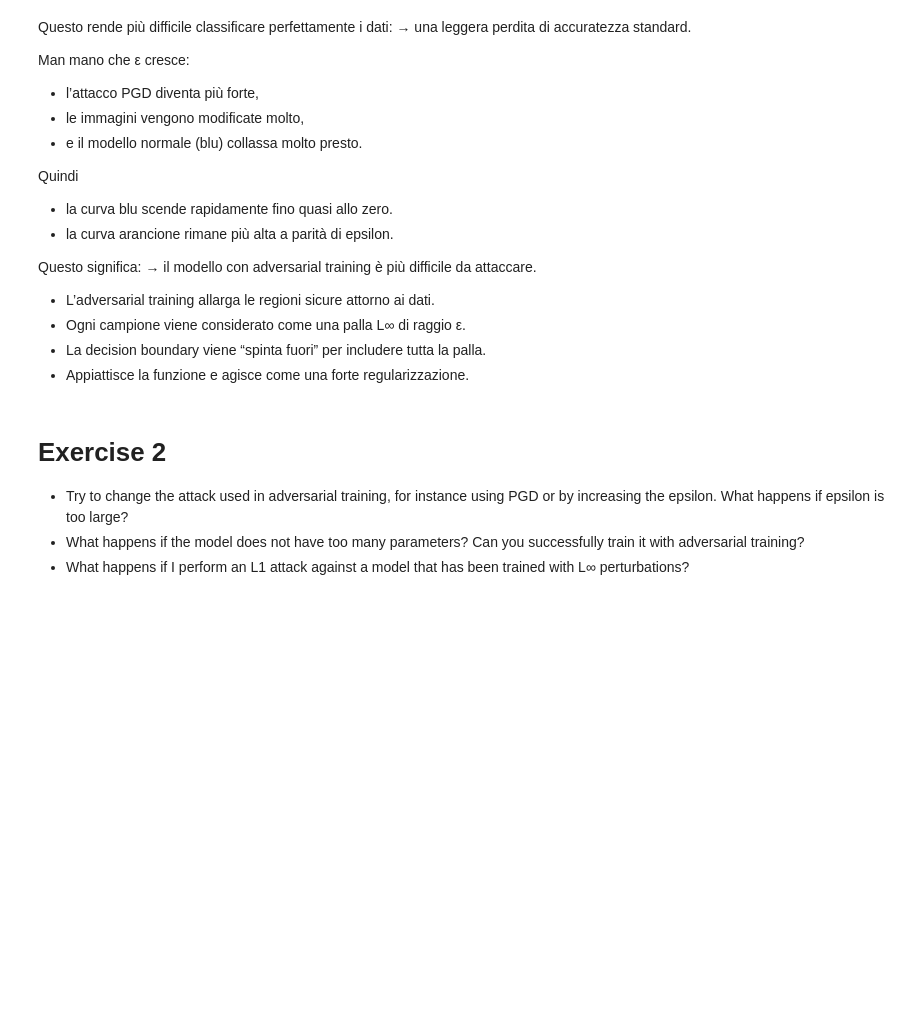
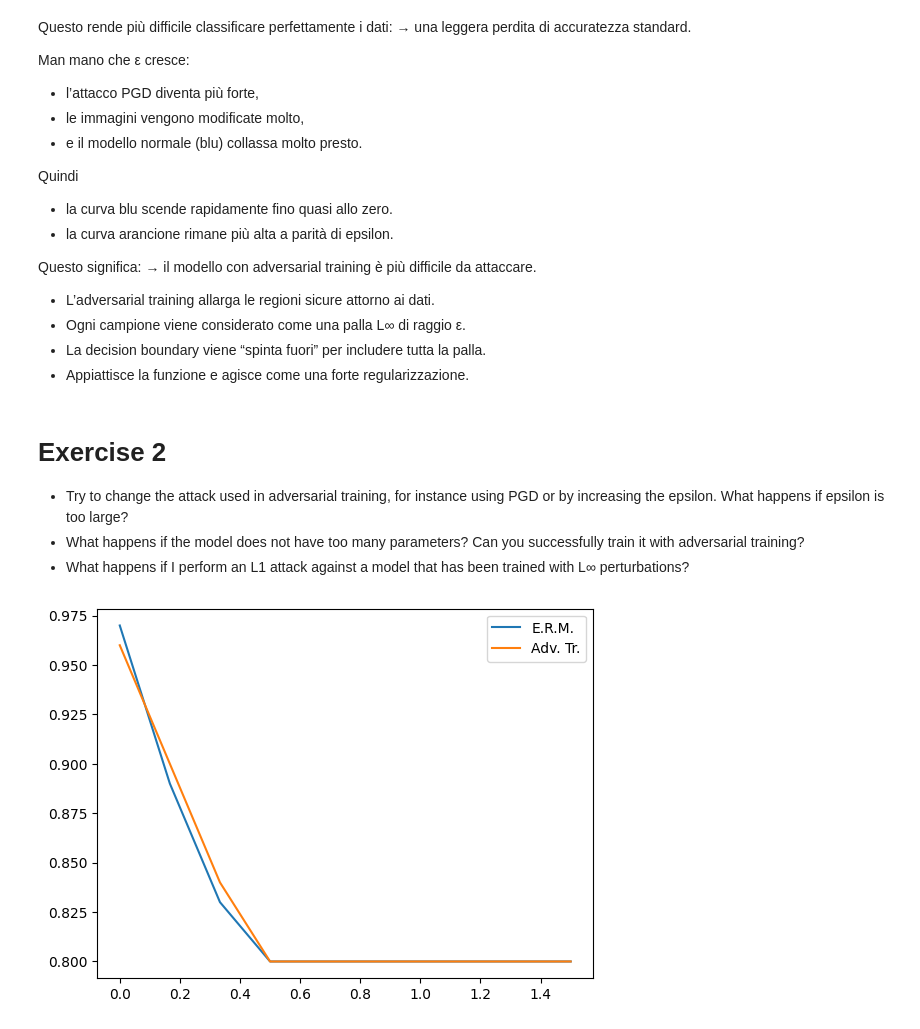
Before and after one commit to Federico-Conti/tai-teaching_material, a Jupyter notebook: 05 - Defenses.ipynb, the cells around one changed output. Drawn from its saved outputs; the diff is of its cells as text; code cells hidden in the pictures; blank space fills up the shorter version.

```diff
--- a/05 - Defenses.ipynb
+++ b/05 - Defenses.ipynb
@@ -296,3 +296,33 @@ Questo significa:
 * Try to change the attack used in adversarial training, for instance using PGD or by increasing the epsilon. What happens if epsilon is too large?
 * What happens if the model does not have too many parameters? Can you successfully train it with adversarial training?
 * What happens if I perform an L1 attack against a model that has been trained with L∞ perturbations?
+# %%
+
+def security_evaluation_pgd_l1(model, testloader, epsilons, iterations=100, stepsize=0.01):
+    sec_eval_data = []
+    for e in epsilons:
+        attack = PGD(
+            perturbation_model=LpPerturbationModels.L1,
+            num_steps=iterations,
+            step_size=stepsize,
+            y_target=None,
+            epsilon=e,
+            lb=-2,ub=2,
+            backend = Backends.NATIVE)
+        adv_dataloader = attack(model, testloader)
+        robust_accuracy = Accuracy()(model, adv_dataloader)
+        sec_eval_data.append(robust_accuracy)
+    return sec_eval_data
+
+epsilons = torch.linspace(0, 1.5, steps=10)
+iterations = 500
+security_eval_no_at = security_evaluation_pgd_l1(secmlt_model, ts_dataloader, epsilons=epsilons,iterations=iterations, stepsize=0.1)
+security_eval_at = security_evaluation_pgd_l1(at_model, ts_dataloader, epsilons=epsilons,iterations=iterations, stepsize=0.1)
+
+# Plot comparison
+plt.plot(epsilons.numpy(), security_eval_no_at, label='E.R.M.')
+plt.plot(epsilons.numpy(), security_eval_at, label='Adv. Tr.')
+plt.legend()
+plt.show()
+# %% [output]
+[figure, added]
```
Also changed, not shown: parts of 4 cells of this notebook, 4 other files.
